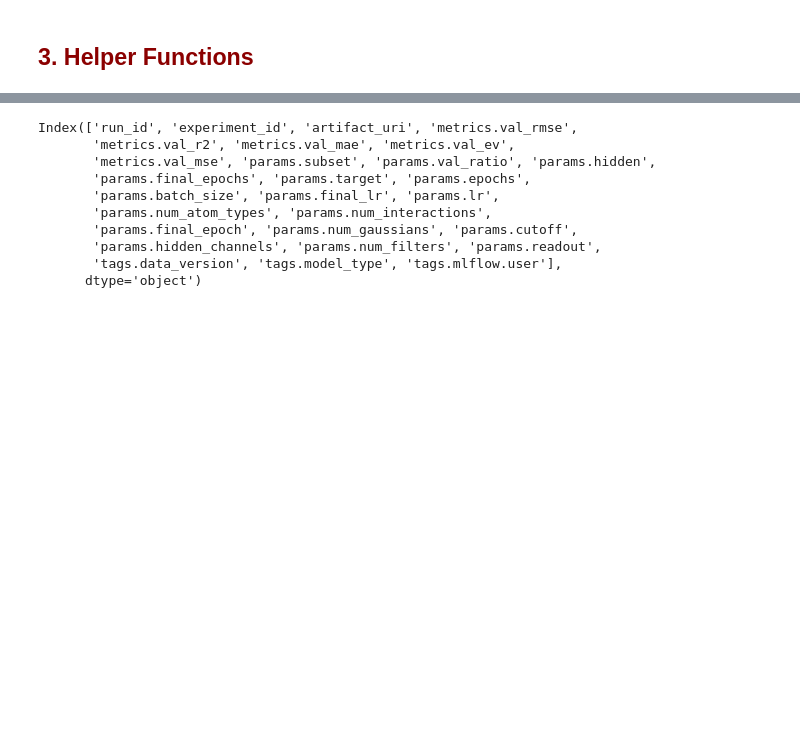
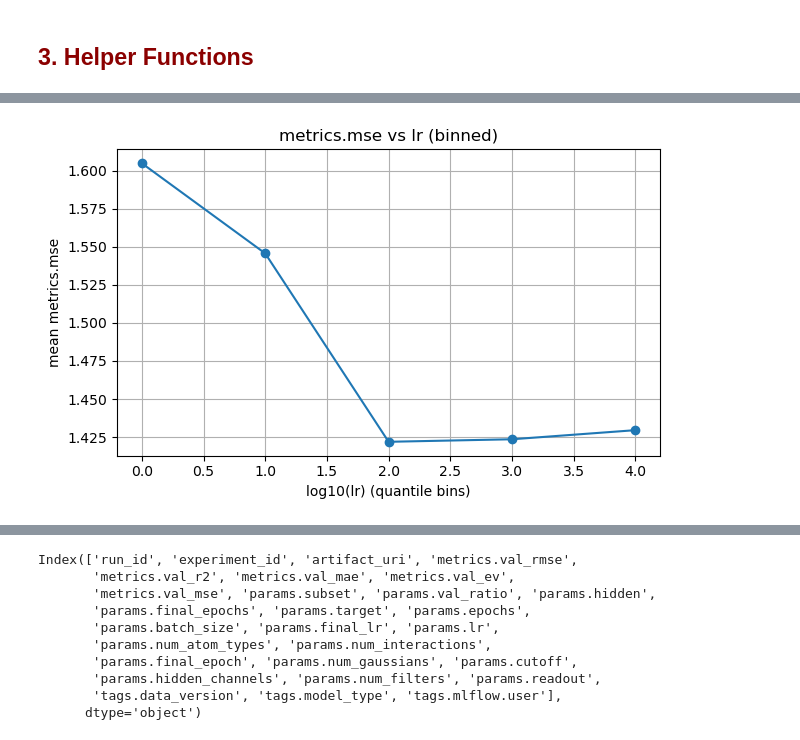
Before and after one commit to MNGARCIA085/QM9-ML, a Jupyter notebook: notebooks/Experiment Dashboard.ipynb, the cells around one changed output, grey strips where cells are left out. Drawn from its saved outputs; the diff is of its cells as text; code cells hidden in the pictures; blank space fills up the shorter version.

```diff
--- a/notebooks/Experiment Dashboard.ipynb
+++ b/notebooks/Experiment Dashboard.ipynb
@@ -176,0 +308,74 @@ df
+# %%
+import numpy as np
+import pandas as pd
+import matplotlib.pyplot as plt
+
+def bins_and_aggregate_plots(
+    df,
+    params,
+    target,
+    num_bins=10,
+    log_params=None
+):
+    """
+    params: list of column names to analyze
+    log_params: subset of params to apply log10 before binning
+    """
+    log_params = set(log_params or [])
+
+    n_plots = len(params)
+    n_cols = 2
+    n_rows = (n_plots + 1) // n_cols
+
+    fig, axes = plt.subplots(
+        n_rows, n_cols,
+        figsize=(6 * n_cols, 4 * n_rows),
+        squeeze=False
+    )
+    axes = axes.flatten()
+
+    for ax, param in zip(axes, params):
+        x = df[param]
+
+        if param in log_params:
+            x = np.log10(x)
+            x_label = f"log10({param})"
+        else:
+            x_label = param
+
+        binned = (
+            df.assign(x_bin=pd.qcut(x, num_bins, duplicates="drop"))
+              .groupby("x_bin")[target]
+              .mean()
+        )
+
+        print(binned)
+
+
+        ax.plot(range(len(binned)), binned.values, marker="o")
+        ax.set_title(f"{target} vs {param} (binned)")
+        ax.set_xlabel(f"{x_label} (quantile bins)")
+        ax.set_ylabel(f"mean {target}")
+        ax.grid(True)
+
+    # remove empty axes
+    for ax in axes[len(params):]:
+        ax.remove()
+
+    plt.tight_layout()
+    plt.show()
+
+
+params = ["lr", "hidden", "batch_size"]
+
+
+params = ["lr"]
+
+bins_and_aggregate_plots(
+    mlp_trials_data,
+    params=params,
+    target=target,
+    num_bins=5,
+    log_params=["lr"]
+)
+# %% [output]
@@ -176,0 +389 @@ df
+[figure, added]
```
Also changed, not shown: parts of 60 cells of this notebook, 2 other files.
